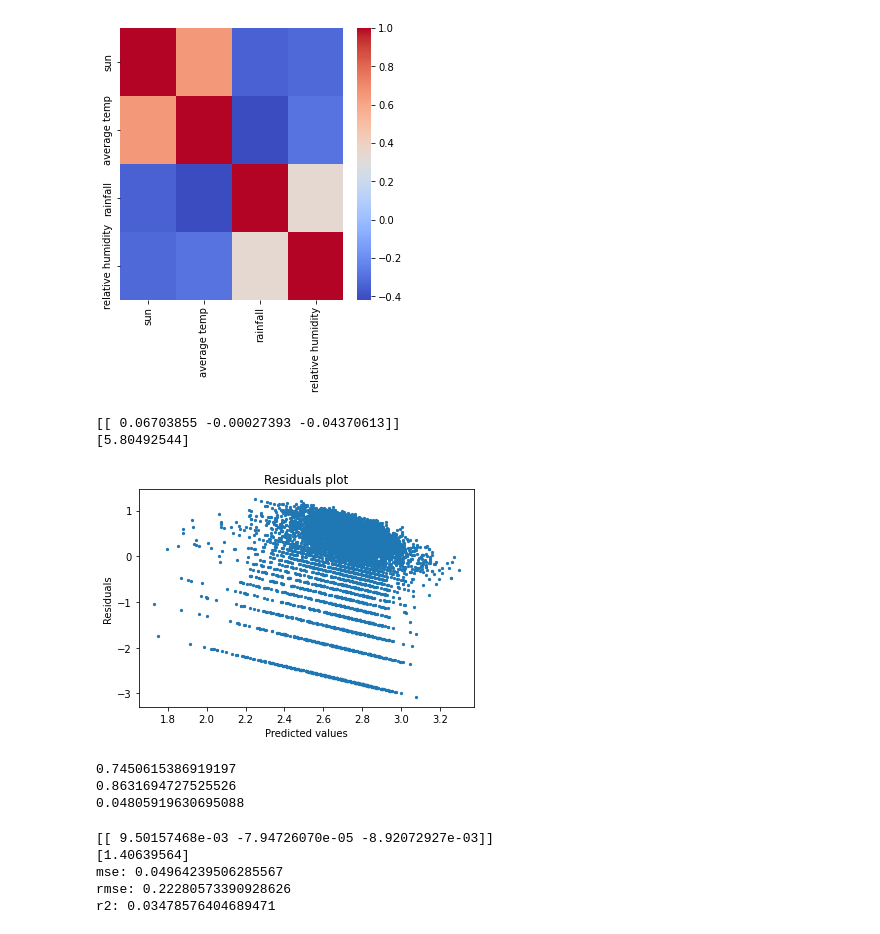
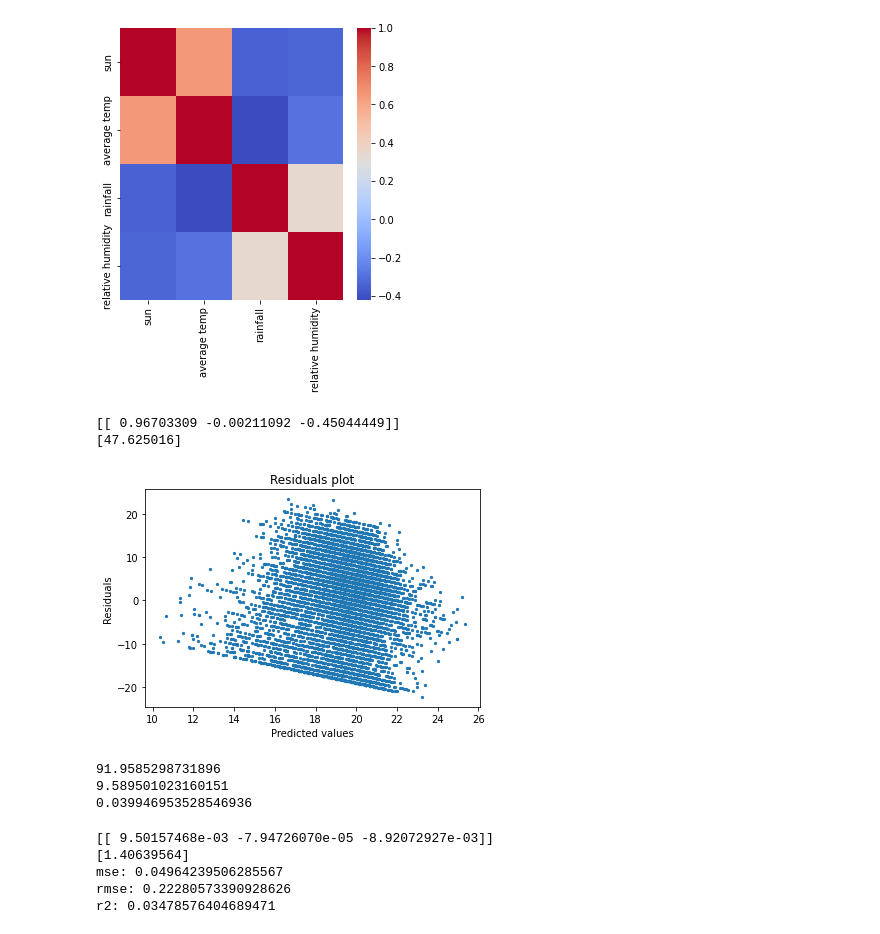
Before and after one commit to tztrz/MSc-Proj, a Jupyter notebook: UKBMS_HADUK_Model.ipynb, the cells around one changed output. Cells and saved outputs as stored; diff of their text form; code cells hidden in the pictures.

```diff
--- a/UKBMS_HADUK_Model.ipynb
+++ b/UKBMS_HADUK_Model.ipynb
@@ -63,34 +63,34 @@ x_test.drop(columns=['sun'],inplace=True)
 # %%
 #training multiple linear regression model
 model = LinearRegression()
-model.fit(x_train, np.log(y_train))
+model.fit(x_train, y_train)
 print(model.coef_)
 print(model.intercept_)
 # %% [output]
-[[ 0.06703855 -0.00027393 -0.04370613]]
-[5.80492544]
+[[ 0.96703309 -0.00211092 -0.45044449]]
+[47.625016]
 # %%
 preds_SR = model.predict(x_test)
 # %%
 #plotting residuals
-residuals = np.log(y_test)-preds_SR
+residuals = y_test-preds_SR
 plt.scatter(preds_SR,residuals,5)
 plt.ylabel('Residuals')
 plt.xlabel('Predicted values')
 plt.title('Residuals plot')
 plt.show()
 # %% [output]
-[figure, old version]
+[figure, new version]
 # %%
-mse = metrics.mean_squared_error(np.log(y_test),preds_SR)
-r2 = metrics.r2_score(np.log(y_test),preds_SR)
+mse = metrics.mean_squared_error(y_test,preds_SR)
+r2 = metrics.r2_score(y_test,preds_SR)
 print(mse)
 print(np.sqrt(mse))
 print(r2)
 # %% [output]
-0.7450615386919197
-0.8631694727525526
-0.04805919630695088
+91.9585298731896
+9.589501023160151
+0.039946953528546936
 # %%
 #Checking diversity
 x = df[['average temp','rainfall','relative humidity']]
```
Also changed, not shown: parts of 4 cells of this notebook, 1 other file.
